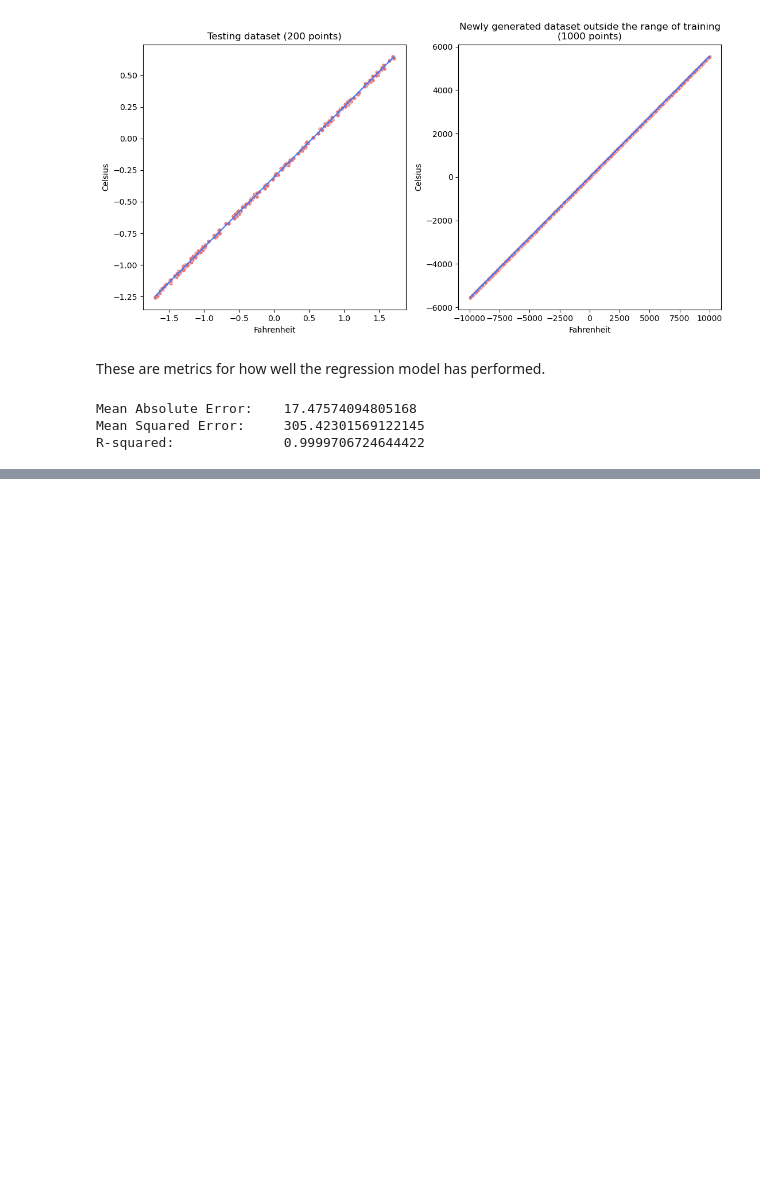
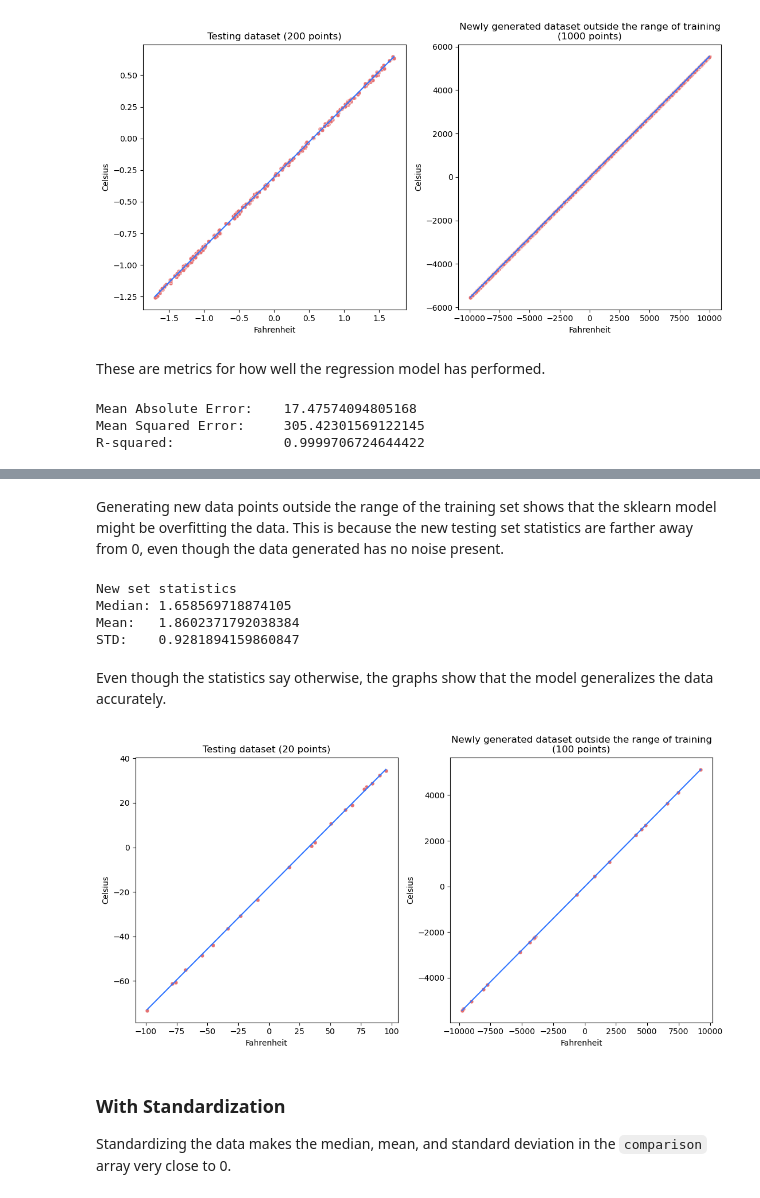
Before and after one commit to MisansProducts/Temperature-Prediction, a Jupyter notebook: main.ipynb, the cells around one changed output, grey strips where cells are left out. Drawn from its saved outputs; the diff is of its cells as text; code cells hidden in the pictures; blank space fills up the shorter version.

Commit message:
Finished scikit-learn
Finished the sklearn section.

```diff
--- a/main.ipynb
+++ b/main.ipynb
@@ -536,0 +598,45 @@ R-squared:              0.9999706724644422
+# %% [markdown]
+Generating new data points outside the range of the training set shows that the sklearn model might be overfitting the data. This is because the new testing set statistics are farther away from 0, even though the data generated has no noise present.
+# %%
+# Evaluates numbers outside of the training set
+X_new = np.random.uniform(-10000, 10000, (20, 1))
+y_new = (X_new - 32) / 1.8
+
+# Creates a dataframe for the new testing set to graph later (actual)
+new_df_actual = pd.DataFrame({"Fahrenheit": X_new.flatten(), "Celsius": y_new.flatten()})
+
+# Computes the predicted output
+y_predicted = model.predict(X_new)
+comparison = abs(y_predicted - y_new)
+
+# Creates a dataframe for the new testing set to graph later (predicted)
+new_df_predicted = pd.DataFrame({"Fahrenheit": new_df_actual["Fahrenheit"], "Celsius": y_predicted.flatten()})
+
+# Prints statistics
+print("New set statistics")
+print(f"Median:\t{np.median(comparison)}")
+print(f"Mean:\t{np.mean(comparison)}")
+print(f"STD:\t{np.std(comparison)}")
+# %% [output]
+New set statistics
+Median: 1.658569718874105
+Mean:   1.8602371792038384
+STD:    0.9281894159860847
+# %% [markdown]
+Even though the statistics say otherwise, the graphs show that the model generalizes the data accurately.
+# %%
+# Visualizes the data
+fig, (ax1, ax2) = plt.subplots(1, 2, figsize=(13, 6))
+sns.scatterplot(data=test_df_actual, x="Fahrenheit", y="Celsius", s=25, color = "#E67070", ax=ax1)  # Testing points (actual)
+sns.lineplot(data=test_df_predicted, x="Fahrenheit", y="Celsius", color="#3075FF", ax=ax1)          # Testing line (predicted)
+ax1.set_title("Testing dataset (20 points)")
+sns.scatterplot(data=new_df_actual, x="Fahrenheit", y="Celsius", s=25, color="#E67070", ax=ax2)     # New points (actual)
+sns.lineplot(data=new_df_predicted, x="Fahrenheit", y="Celsius", color="#3075FF", ax=ax2)           # New line (predicted)
+ax2.set_title("Newly generated dataset outside the range of training\n(100 points)")
+plt.show()
+# %% [output]
+[figure, added]
+# %% [markdown]
+### With Standardization
+
+Standardizing the data makes the median, mean, and standard deviation in the `comparison` array very close to 0.
```
Also changed, not shown: parts of 8 cells of this notebook, 2 other files.
